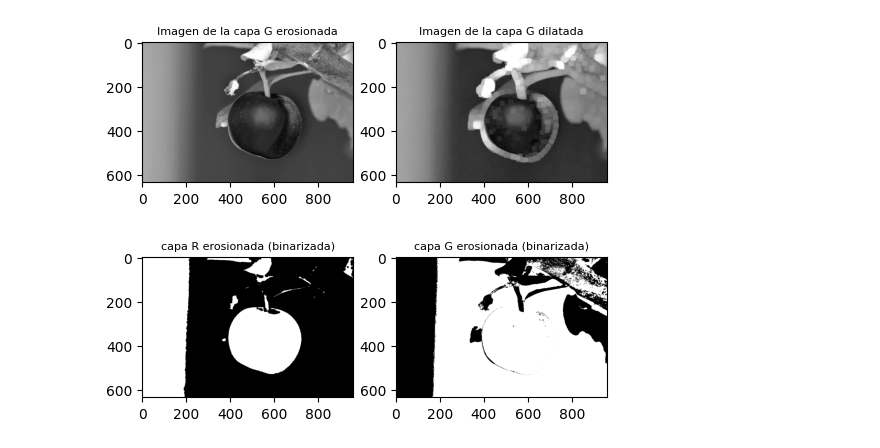
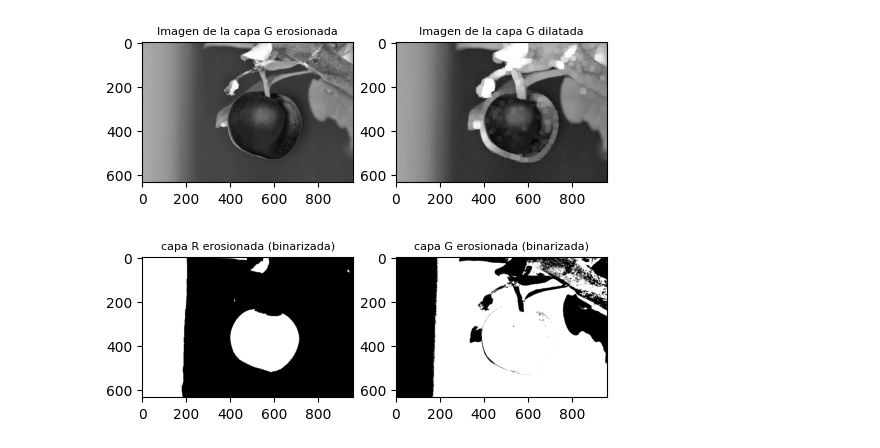
Before and after one commit to eduherrodp/IA, a Jupyter notebook: apple_exercise/apple.ipynb, the cells around one changed output. Cells and saved outputs as stored; diff of their text form; code cells hidden in the pictures.

```diff
--- a/apple_exercise/apple.ipynb
+++ b/apple_exercise/apple.ipynb
@@ -57,7 +57,7 @@ plt.show()
 Segundo segmento de código: erosion y dilatación
 # %%
 # Colocamos un kernel (matriz de selección de expansión)
-kernel = np.ones((8,8), np.uint8)
+kernel = np.ones((25,25), np.uint8)
 
 # Erosionamos la imagen en la capa roja con el kernel definido a una iteración
 ImErosionR = cv2.erode(ImR, kernel, iterations=1)
@@ -101,18 +101,18 @@ plt.show()
 [figure]
 # %%
 # Binarizampos las imagenes de la capa R y G
-ImBinarizada4 = ImErosionR > 100
-ImBinarizada5 = ImErosionG < 116
+imBinarizada4 = ImErosionR > 100
+imBinarizada5 = ImErosionG < 116
 # %%
 # Graficamos las imágenes binarizadas
 fig, axs = plt.subplots(1,2, figsize=(6,3))
-axs[0].imshow(ImBinarizada4, cmap='gray')
+axs[0].imshow(imBinarizada4, cmap='gray')
 axs[0].set_title('capa R erosionada (binarizada)',fontsize=8)
-axs[1].imshow(ImBinarizada5, cmap='gray')
+axs[1].imshow(imBinarizada5, cmap='gray')
 axs[1].set_title('capa G erosionada (binarizada)',fontsize=8)
 plt.show()
 # %% [output]
-[figure, old version]
+[figure, new version]
 # %%
 # Creamos la imagen resultante de la operación lógica AND
 # imBinarizada6 = imBinarizada4 * imBinarizada5
```
Also changed, not shown: parts of 2 cells of this notebook.
